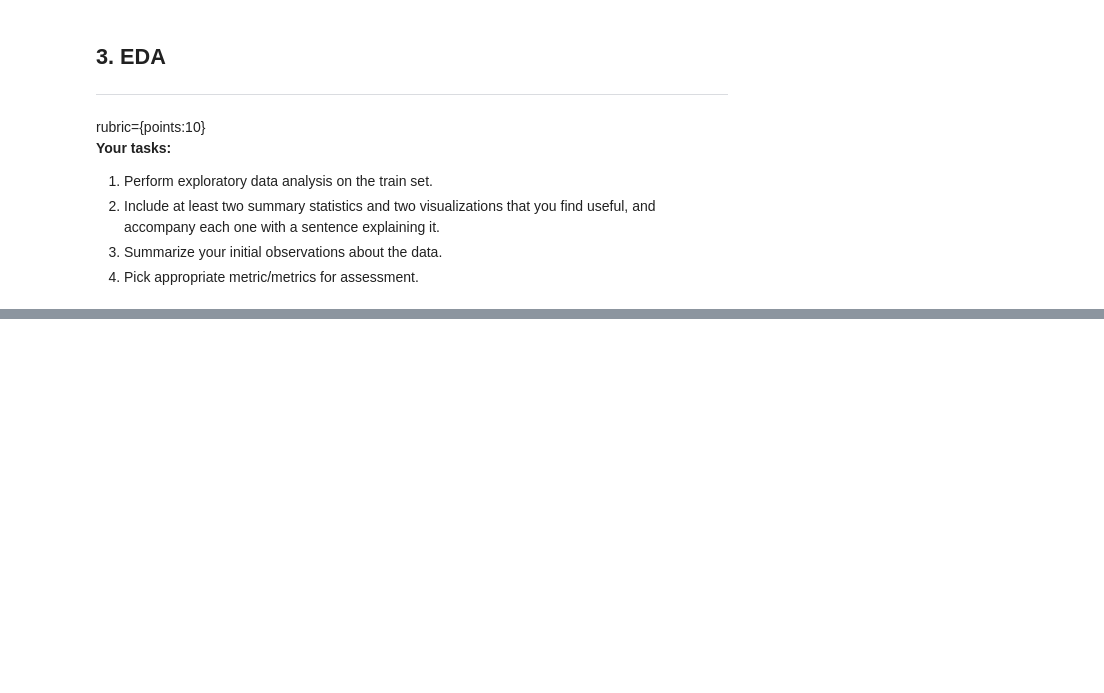
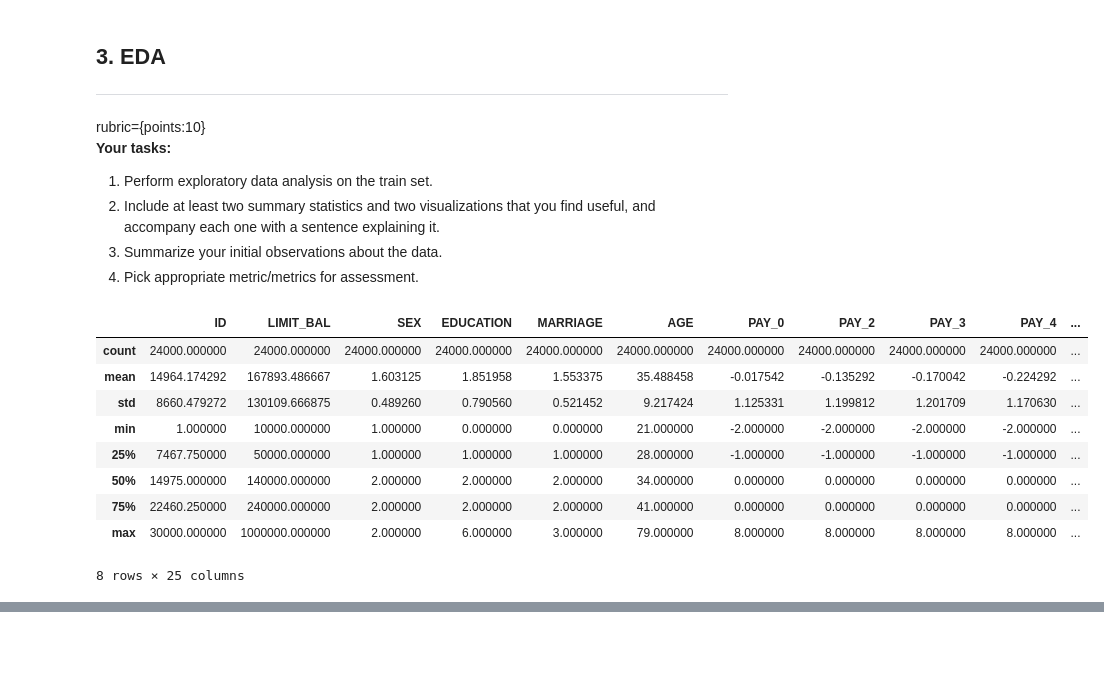
Before and after one commit to johnphan96/cpsc330-2021W2, a Jupyter notebook: hw/hw6/hw6.ipynb, the cells around one changed output, grey strips where cells are left out. Cells and saved outputs as stored; diff of their text form; code cells hidden in the pictures; blank space fills up the shorter version.

```diff
--- a/hw/hw6/hw6.ipynb
+++ b/hw/hw6/hw6.ipynb
@@ -143,3 +143,16 @@ rubric={points:10}
 2. Include at least two summary statistics and two visualizations that you find useful, and accompany each one with a sentence explaining it.
 3. Summarize your initial observations about the data.
 4. Pick appropriate metric/metrics for assessment.
+# %%
+train_df.describe()
+# %% [output]
+|  | ID | LIMIT_BAL | SEX | EDUCATION | MARRIAGE | AGE | PAY_0 | PAY_2 | PAY_3 | PAY_4 | ... |
+| count | 24000.000000 | 24000.000000 | 24000.000000 | 24000.000000 | 24000.000000 | 24000.000000 | 24000.000000 | 24000.000000 | 24000.000000 | 24000.000000 | ... |
+| mean | 14964.174292 | 167893.486667 | 1.603125 | 1.851958 | 1.553375 | 35.488458 | -0.017542 | -0.135292 | -0.170042 | -0.224292 | ... |
+| std | 8660.479272 | 130109.666875 | 0.489260 | 0.790560 | 0.521452 | 9.217424 | 1.125331 | 1.199812 | 1.201709 | 1.170630 | ... |
+| min | 1.000000 | 10000.000000 | 1.000000 | 0.000000 | 0.000000 | 21.000000 | -2.000000 | -2.000000 | -2.000000 | -2.000000 | ... |
+| 25% | 7467.750000 | 50000.000000 | 1.000000 | 1.000000 | 1.000000 | 28.000000 | -1.000000 | -1.000000 | -1.000000 | -1.000000 | ... |
+| 50% | 14975.000000 | 140000.000000 | 2.000000 | 2.000000 | 2.000000 | 34.000000 | 0.000000 | 0.000000 | 0.000000 | 0.000000 | ... |
+| 75% | 22460.250000 | 240000.000000 | 2.000000 | 2.000000 | 2.000000 | 41.000000 | 0.000000 | 0.000000 | 0.000000 | 0.000000 | ... |
+| max | 30000.000000 | 1000000.000000 | 2.000000 | 6.000000 | 3.000000 | 79.000000 | 8.000000 | 8.000000 | 8.000000 | 8.000000 | ... |
+8 rows × 25 columns
```
Also changed, not shown: parts of 11 cells of this notebook.
